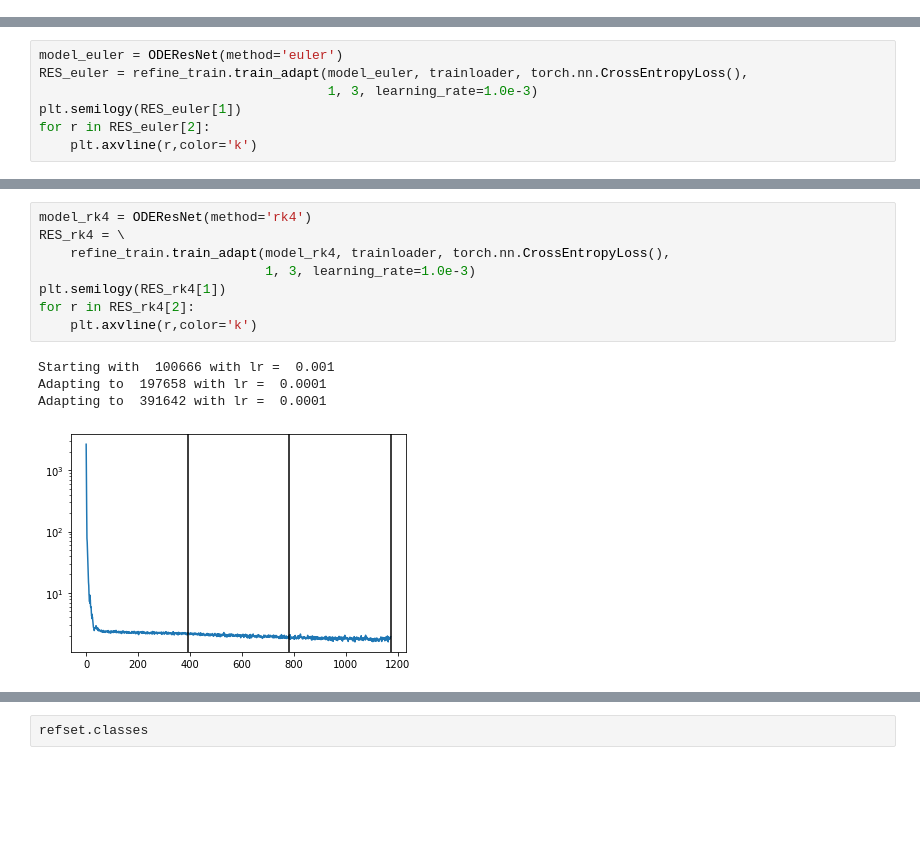
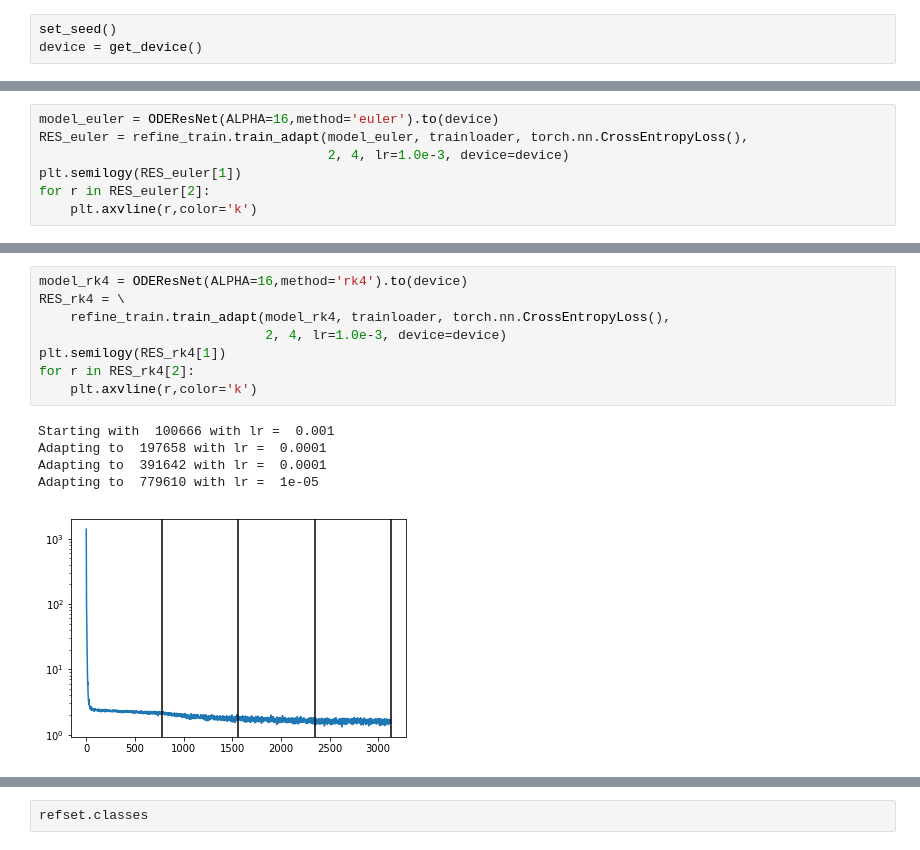
Before and after one commit to afqueiruga/StatefulOdeNets, a Jupyter notebook: ode_cifar10.ipynb, the cells around one changed output, grey strips where cells are left out. Cells and saved outputs as stored; diff of their text form; blank space fills up the shorter version.

```diff
--- a/ode_cifar10.ipynb
+++ b/ode_cifar10.ipynb
@@ -41,0 +52,3 @@ importlib.reload(refine_train)
+# %%
+set_seed()
+device = get_device()
@@ -55,7 +97,7 @@ plt.imshow(refset.data[3])
 # %%
-model_euler = ODEResNet(method='euler')
+model_euler = ODEResNet(ALPHA=16,method='euler').to(device)
 RES_euler = refine_train.train_adapt(model_euler, trainloader, torch.nn.CrossEntropyLoss(),
-                                     1, 3, learning_rate=1.0e-3)
+                                     2, 4, lr=1.0e-3, device=device)
 plt.semilogy(RES_euler[1])
 for r in RES_euler[2]:
     plt.axvline(r,color='k')
@@ -67,13 +104,14 @@ Adapting to  391642 with lr =  0.0001
 # %%
-model_rk4 = ODEResNet(method='rk4')
+model_rk4 = ODEResNet(ALPHA=16,method='rk4').to(device)
 RES_rk4 = \
     refine_train.train_adapt(model_rk4, trainloader, torch.nn.CrossEntropyLoss(),
-                             1, 3, learning_rate=1.0e-3)
+                             2, 4, lr=1.0e-3, device=device)
 plt.semilogy(RES_rk4[1])
 for r in RES_rk4[2]:
     plt.axvline(r,color='k')
 # %% [output]
 Starting with  100666 with lr =  0.001
 Adapting to  197658 with lr =  0.0001
 Adapting to  391642 with lr =  0.0001
+Adapting to  779610 with lr =  1e-05
-[figure, old version]
+[figure, new version]
```
Also changed, not shown: parts of 14 cells of this notebook, 2 other files.
